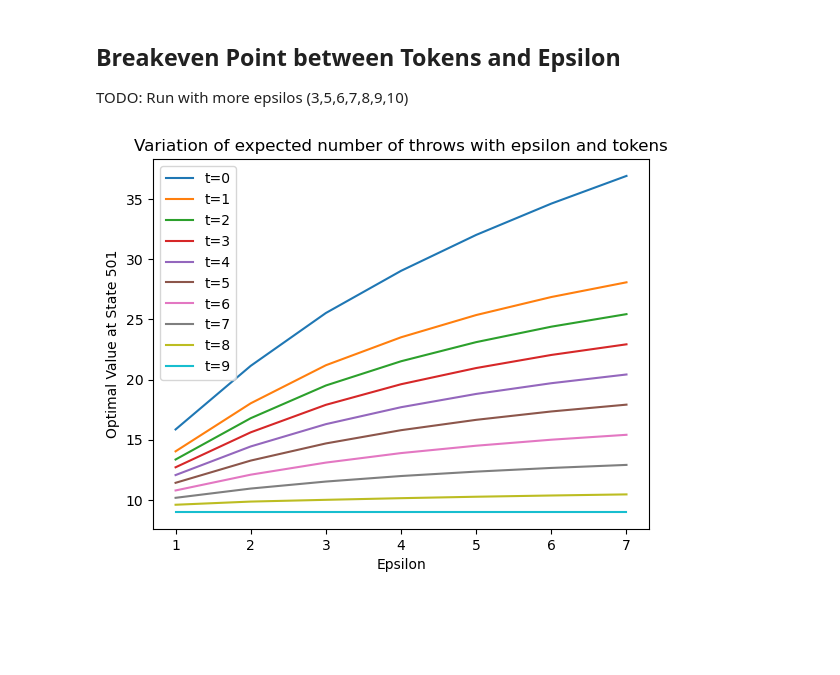
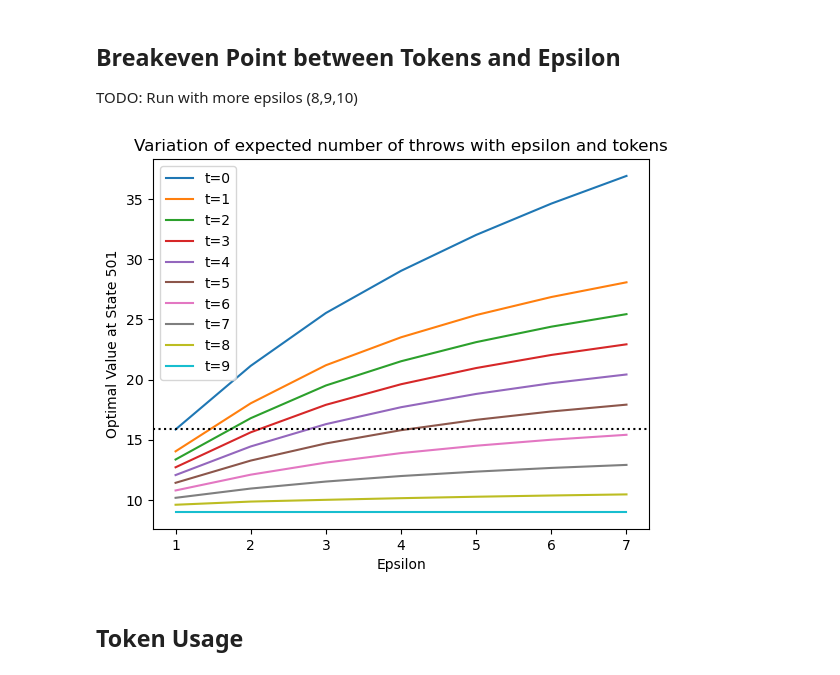
Before and after one commit to rachael-walker/darts-thesis, a Jupyter notebook: eda_v1_20230227.ipynb, the cells around one changed output. Drawn from its saved outputs; the diff is of its cells as text; code cells hidden in the pictures; blank space fills up the shorter version.

```diff
--- a/eda_v1_20230227.ipynb
+++ b/eda_v1_20230227.ipynb
@@ -4,5 +5,12 @@ import matplotlib.pyplot as plt
 # %%
 df = pd.read_csv('player10_results.csv')
 df = df[['epsilon','tokens','score','optimal_value','optimal_policy']]
-df_501 = df.loc[df.score==501]
+
+# Map to policy action names
+a_map = {i:imdp.a_list[i] for i in range(len(imdp.a_list))}
+df['optimal_policy_name'] = df['optimal_policy'].map(a_map)
+# %% [markdown]
+## Breakeven Point between Tokens and Epsilon
+
+TODO: Run with more epsilos (8,9,10)
 # %%
@@ -12,20 +24,20 @@ for token in range(10):
 
     temp = df_501.loc[df_501.tokens==token].set_index('epsilon')['optimal_value'].copy()
     token_dfs.append(temp)
-# %% [markdown]
-## Breakeven Point between Tokens and Epsilon
-
-TODO: Run with more epsilos (3,5,6,7,8,9,10)
 # %%
 t_leg = []
 
+# Plot each token line
 for token in range(10):
     t_leg.append('t={}'.format(token))
     fig = plt.plot(token_dfs[token])
 
 fig = plt.title('Variation of expected number of throws with epsilon and tokens')
 fig = plt.xlabel('Epsilon')
 fig = plt.ylabel('Optimal Value at State 501')
 fig = plt.legend(t_leg)
+
+# Plot horizontal line for pro performance with e=1 and no tokens
+fig = plt.axhline(token_dfs[0][1],color='black',linestyle='dotted')
 # %% [output]
-[figure, old version]
+[figure, new version]
@@ -36 +44,3 @@ df['policy_is_token'] = df['optimal_policy'] > imdp.throw_num
+# %% [markdown]
+## Token Usage
 # %%
```
Also changed, not shown: parts of 9 cells of this notebook, 1 other file.
